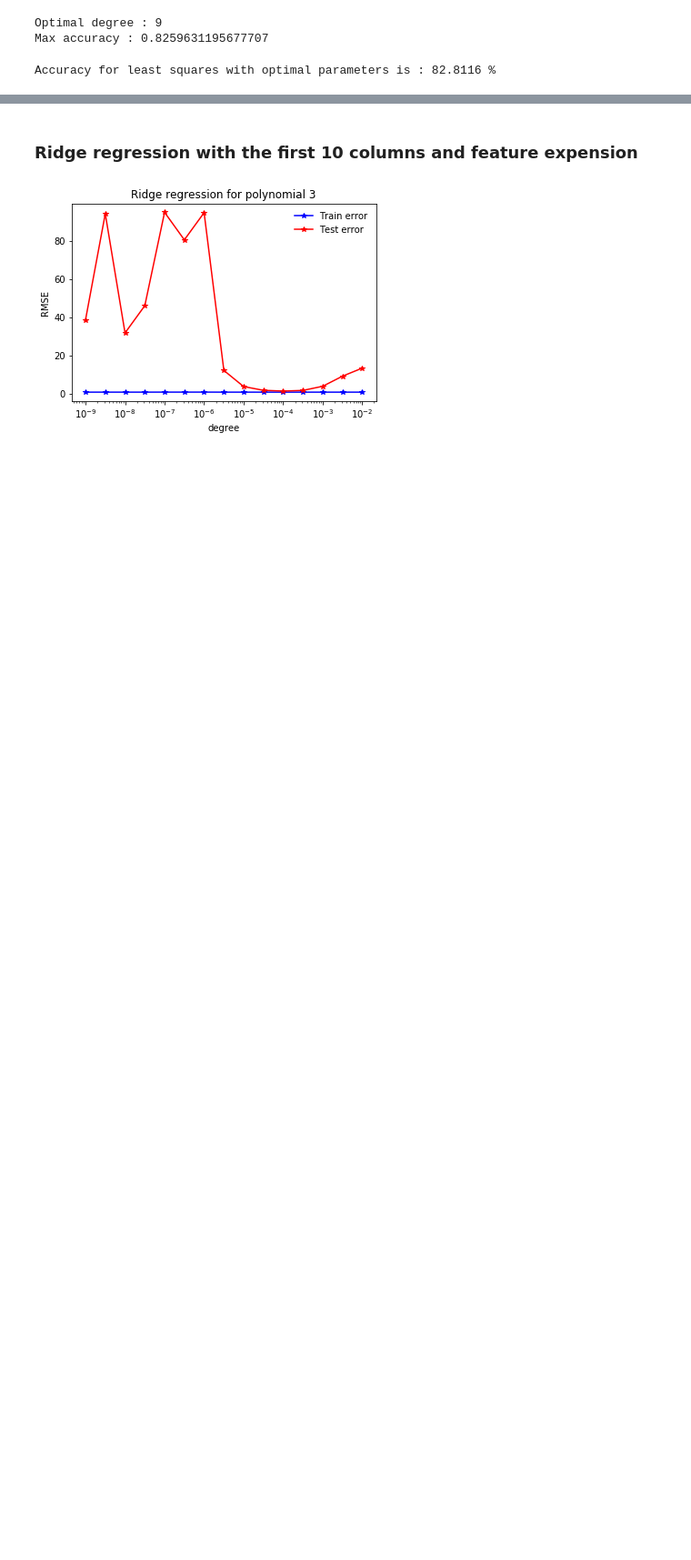
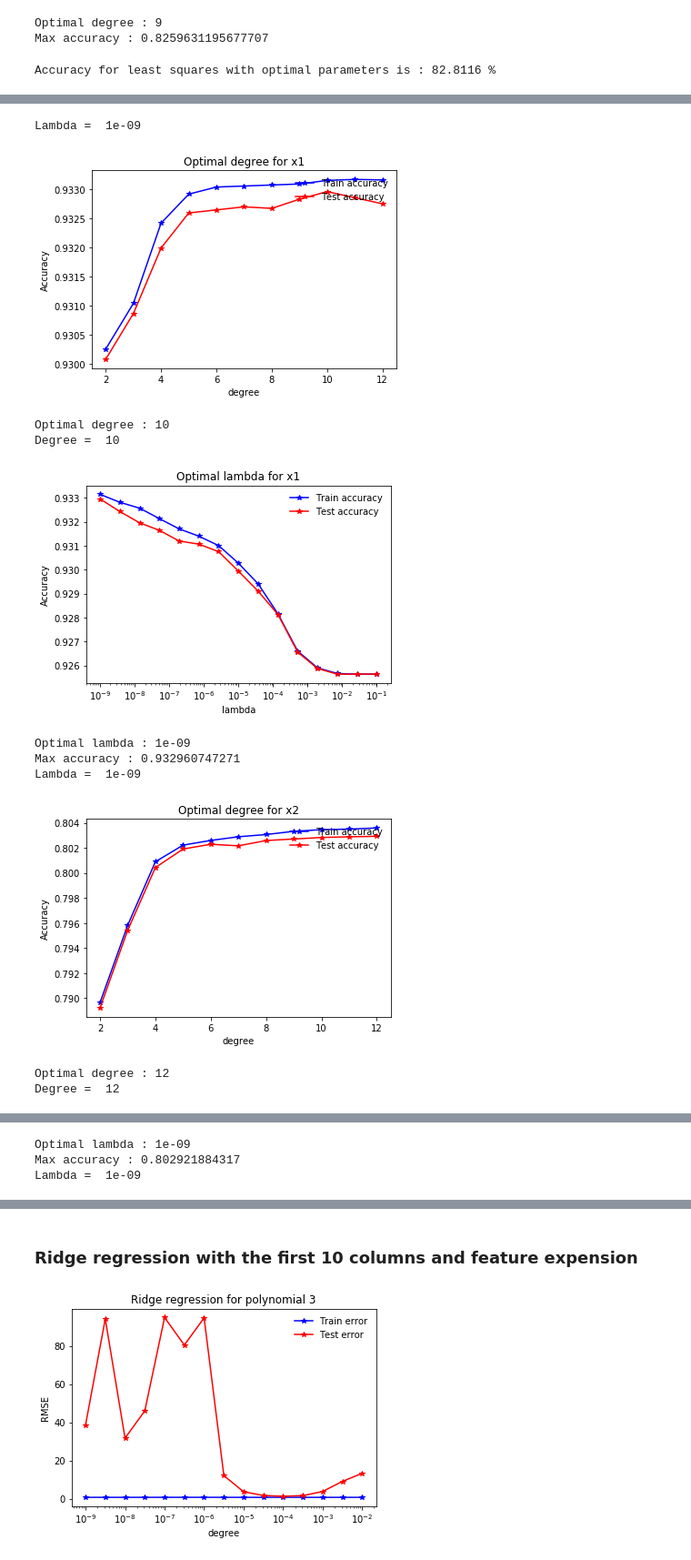
Before and after one commit to jlabhard/ML_course, a Jupyter notebook: projects/project1/scripts/project1.ipynb, the cells around one changed output, grey strips where cells are left out. Shown at 91% size. Cells and saved outputs as stored; diff of their text form; code cells hidden in the pictures; blank space fills up the shorter version.

Commit message:
added ridge and least square gradient

```diff
--- a/projects/project1/scripts/project1.ipynb
+++ b/projects/project1/scripts/project1.ipynb
@@ -204,7 +206,7 @@ best_corr_mask
 ### Useful functions
 # %%
 ''' Calculate accuracy of model'''
-def accuracy(weights, x, y) :
+def accuracy_function(weights, x, y) :
     y_pred = predict_labels(weights, x)
     return np.count_nonzero(y == y_pred) / (y.shape[0])
 # %%
@@ -236,7 +238,7 @@ def build_k_indices(y, k_fold, seed):
     return np.array(k_indices)
 
 
-def cross_validation(k_fold, method, y, tx,  degree = 1, lambda_ = 0, initial_w = 0, max_iters = 1, gamma = 0):
+def cross_validation(k_fold, method, y, tx,  degree = 1, lambda_ = 0, max_iters = 1, gamma = 0):
     """return the loss of ridge regression."""
 
     # define lists to store the accuracy of training data and test data for the given parameter
@@ -246,6 +248,8 @@ def cross_validation(k_fold, method, y, tx,  degree = 1, lambda_ = 0, initial_w
     # split data in k fold
     k_indices = build_k_indices(y, k_fold, seed = 1)
     tx_poly = build_multi_poly(tx, degree)
+    initial_w = np.zeros(tx_poly.shape[1])
+
     for k in range(k_fold):
 
         te_indice = k_indices[k]
@@ -257,15 +261,15 @@ def cross_validation(k_fold, method, y, tx,  degree = 1, lambda_ = 0, initial_w
         te_x = tx_poly[te_indice]
         te_y = y[te_indice]
 
-        w, loss = method(tr_y, tr_x, initial_w, lambda_, max_iters, gamma)
+        w, loss = method(tr_y, tr_x, lambda_, initial_w, max_iters, gamma)
 
-        acc_tr_param.append(accuracy(w, tr_x, tr_y))
-        acc_te_param.append(accuracy(w, te_x, te_y))
+        acc_tr_param.append(accuracy_function(w, tr_x, tr_y))
+        acc_te_param.append(accuracy_function(w, te_x, te_y))
 
     return np.mean(acc_tr_param), np.mean(acc_te_param)
 # %%
 # Compute the optimal parameter for
-def determine_parameter(method, tx, y, degrees = [1], lambdas = [0], gammas = [0], k_fold = 4, name = 'x'):
+def determine_parameter(method, tx, y, degrees = [1], lambdas = [0], gammas = [0], k_fold = 4, max_iters = 1, name = 'x'):
 
     # define a matrix to store the accuracy of training data and test data
     acc_tr_matrix = np.zeros(shape = (len(degrees), len(lambdas), len(gammas)))
@@ -274,7 +278,7 @@ def determine_parameter(method, tx, y, degrees = [1], lambdas = [0], gammas = [0
     for h, degree in enumerate(degrees) :
         for i, lambda_ in enumerate(lambdas) :
             for j, gamma in enumerate(gammas) :
-                acc_tr_matrix[h, i, j], acc_te_matrix[h, i, j] = cross_validation(k_fold, method, y, tx,  degree, lambda_, initial_w, max_iters = 1, gamma = 0)
+                acc_tr_matrix[h, i, j], acc_te_matrix[h, i, j] = cross_validation(k_fold, method, y, tx,  degree, lambda_, max_iters, gamma )
 
     max_acc_index = np.unravel_index(acc_te_matrix.argmax(), acc_te_matrix.shape)
 
@@ -344,0 +375,17 @@ Accuracy for least squares with optimal parameters is : 82.8116 %
+# %%
+d1, l1, g1 = determine_parameter(methods["ridge_regression"], x1_normalized, y[mask1], degrees = np.arange(2, 13), lambdas = np.logspace(-9, -1, 15), name = "x1")
+d2, l2, g2 = determine_parameter(methods["ridge_regression"], x2_normalized, y[mask2], degrees = np.arange(2, 13), lambdas = np.logspace(-9, -1, 15), name = "x2")
+d3, l3, g3 = determine_parameter(methods["ridge_regression"], x3_normalized, y[mask3], degrees = np.arange(2, 13), lambdas = np.logspace(-9, -1, 15), name = "x3")
+d4, l4, g4 = determine_parameter(methods["ridge_regression"], x4_normalized, y[mask4], degrees = np.arange(2, 13), lambdas = np.logspace(-9, -1, 15), name = "x4")
+# %% [output]
+Lambda =  1e-09
+[figure, added]
+Optimal degree : 10
+Degree =  10
+[figure, added]
+Optimal lambda : 1e-09
+Max accuracy : 0.932960747271
+Lambda =  1e-09
+[figure, added]
+Optimal degree : 12
+Degree =  12
@@ -344,0 +393,3 @@ Accuracy for least squares with optimal parameters is : 82.8116 %
+Optimal lambda : 1e-09
+Max accuracy : 0.802921884317
+Lambda =  1e-09
```
Also changed, not shown: parts of 9 cells of this notebook, 1 other file.
